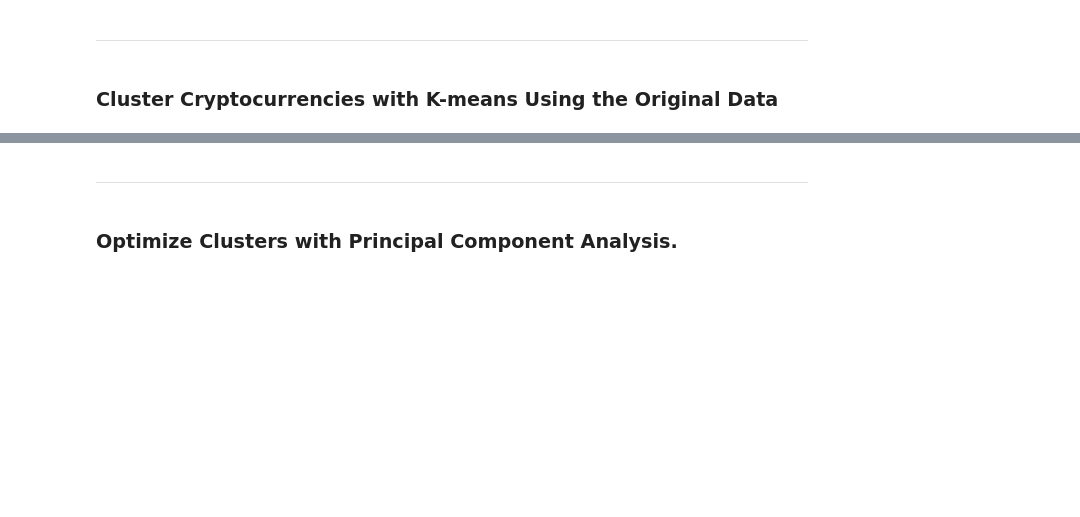
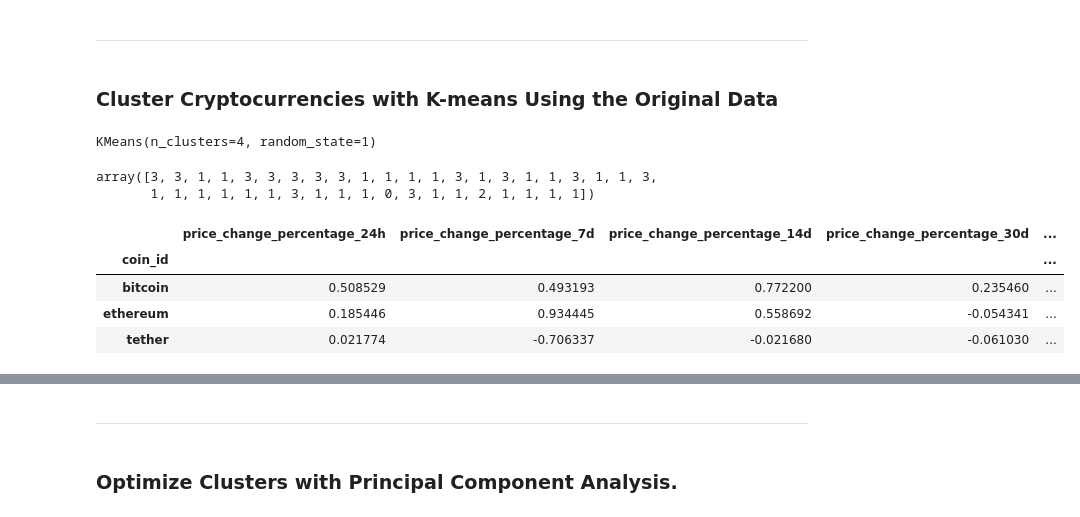
Before and after one commit to wallago-caite/CryptoClustering, a Jupyter notebook: Starter_Code/Crypto_Clustering.ipynb, the cells around one changed output, grey strips where cells are left out. Cells and saved outputs as stored; diff of their text form; code cells hidden in the pictures; blank space fills up the shorter version.

```diff
--- a/Starter_Code/Crypto_Clustering.ipynb
+++ b/Starter_Code/Crypto_Clustering.ipynb
@@ -203,2 +220,5 @@ elbow_df.hvplot.line(x = "k", y= "inertia", title = "elbow curve", xticks = k)
 # %%
-# Initialize the K-Means model using the best value for k
+# Fit the K-Means model using the scaled data
+model_kmeans.fit(df_scaled)
+# %% [output]
+KMeans(n_clusters=4, random_state=1)
@@ -207,15 +225,27 @@ elbow_df.hvplot.line(x = "k", y= "inertia", title = "elbow curve", xticks = k)
 # %%
 # Predict the clusters to group the cryptocurrencies using the scaled data
-
+y_pred_kmeans = model_kmeans.predict(df_scaled)
 
 # Print the resulting array of cluster values.
+y_pred_kmeans
+# %% [output]
+array([3, 3, 1, 1, 3, 3, 3, 3, 3, 1, 1, 1, 1, 3, 1, 3, 1, 1, 3, 1, 1, 3,
+       1, 1, 1, 1, 1, 1, 3, 1, 1, 1, 0, 3, 1, 1, 2, 1, 1, 1, 1])
 # %%
 # Create a copy of the DataFrame
+df_cluster_prediction = df_scaled.copy()
 # %%
 # Add a new column to the DataFrame with the predicted clusters
-
-
-# Display sample data
+df_cluster_prediction['predicted_clusters'] = y_pred_kmeans
+# %%
+# Display sample data
+df_cluster_prediction.head(3)
+# %% [output]
+|  | price_change_percentage_24h | price_change_percentage_7d | price_change_percentage_14d | price_change_percentage_30d | ... |
+| coin_id |  |  |  |  | ... |
+| bitcoin | 0.508529 | 0.493193 | 0.772200 | 0.235460 | ... |
+| ethereum | 0.185446 | 0.934445 | 0.558692 | -0.054341 | ... |
+| tether | 0.021774 | -0.706337 | -0.021680 | -0.061030 | ... |
 # %%
 # Create a scatter plot using hvPlot by setting
 # `x="price_change_percentage_24h"` and `y="price_change_percentage_7d"`.
```
Also changed, not shown: parts of 13 cells of this notebook.
